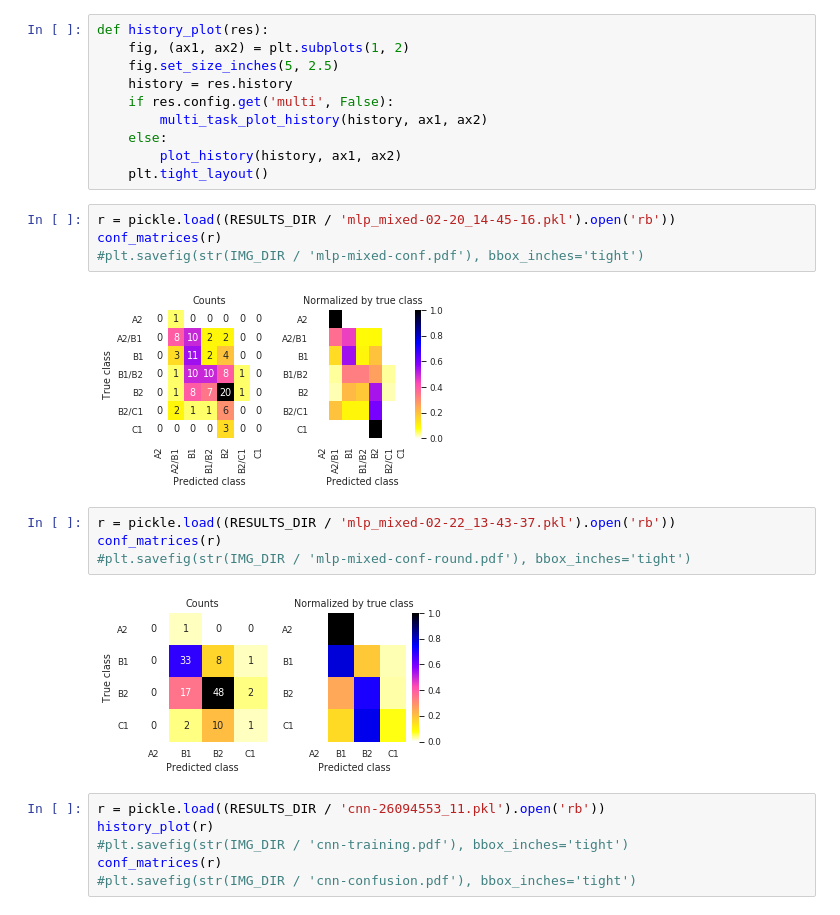
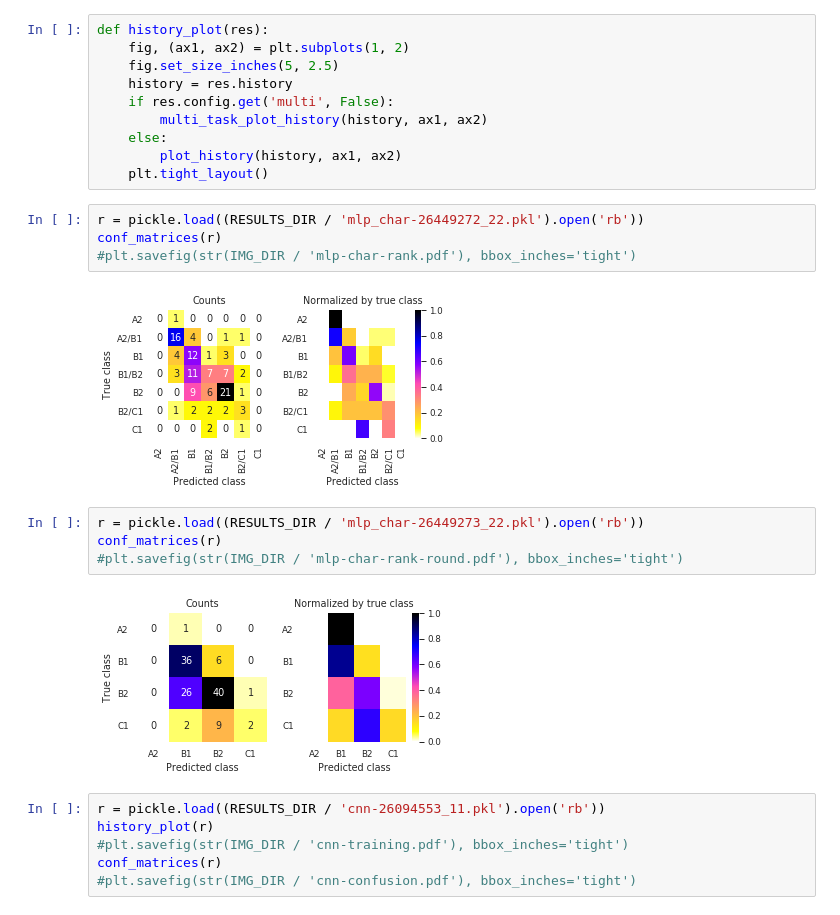
Before and after one commit to PhyloStar/NorskASK, a Jupyter notebook: notebooks/Confusion matrices.ipynb, the cells around one changed output. Cells and saved outputs as stored; diff of their text form.

```diff
--- a/notebooks/Confusion matrices.ipynb
+++ b/notebooks/Confusion matrices.ipynb
@@ -53,17 +55,17 @@ def history_plot(res):
         plot_history(history, ax1, ax2)
     plt.tight_layout()
 # %%
-r = pickle.load((RESULTS_DIR / 'mlp_mixed-02-20_14-45-16.pkl').open('rb'))
+r = pickle.load((RESULTS_DIR / 'mlp_char-26449272_22.pkl').open('rb'))
 conf_matrices(r)
-#plt.savefig(str(IMG_DIR / 'mlp-mixed-conf.pdf'), bbox_inches='tight')
+#plt.savefig(str(IMG_DIR / 'mlp-char-rank.pdf'), bbox_inches='tight')
 # %% [output]
-[figure, old version]
+[figure, new version]
 # %%
-r = pickle.load((RESULTS_DIR / 'mlp_mixed-02-22_13-43-37.pkl').open('rb'))
+r = pickle.load((RESULTS_DIR / 'mlp_char-26449273_22.pkl').open('rb'))
 conf_matrices(r)
-#plt.savefig(str(IMG_DIR / 'mlp-mixed-conf-round.pdf'), bbox_inches='tight')
+#plt.savefig(str(IMG_DIR / 'mlp-char-rank-round.pdf'), bbox_inches='tight')
 # %% [output]
-[figure, old version]
+[figure, new version]
 # %%
 r = pickle.load((RESULTS_DIR / 'cnn-26094553_11.pkl').open('rb'))
 history_plot(r)
```
Also changed, not shown: parts of 1 cell of this notebook, 7 other files.
